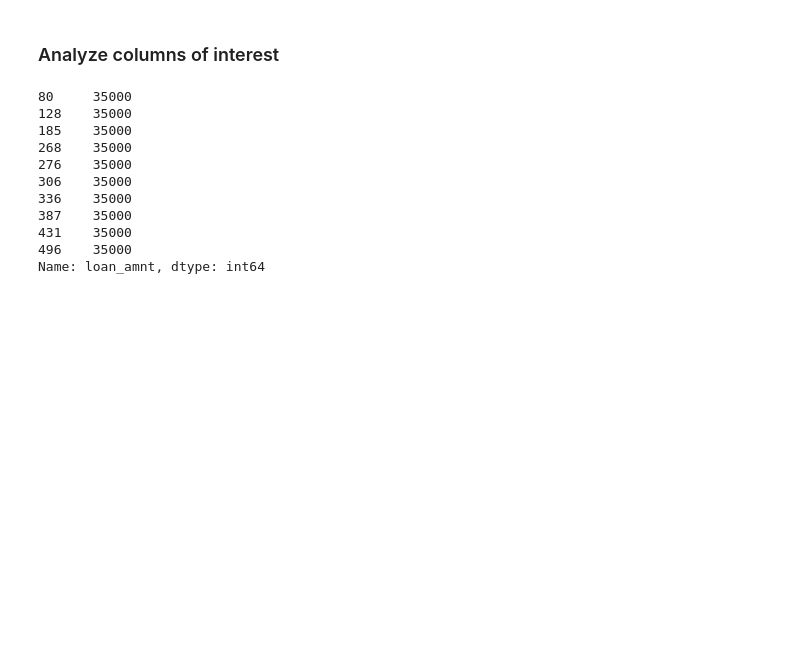
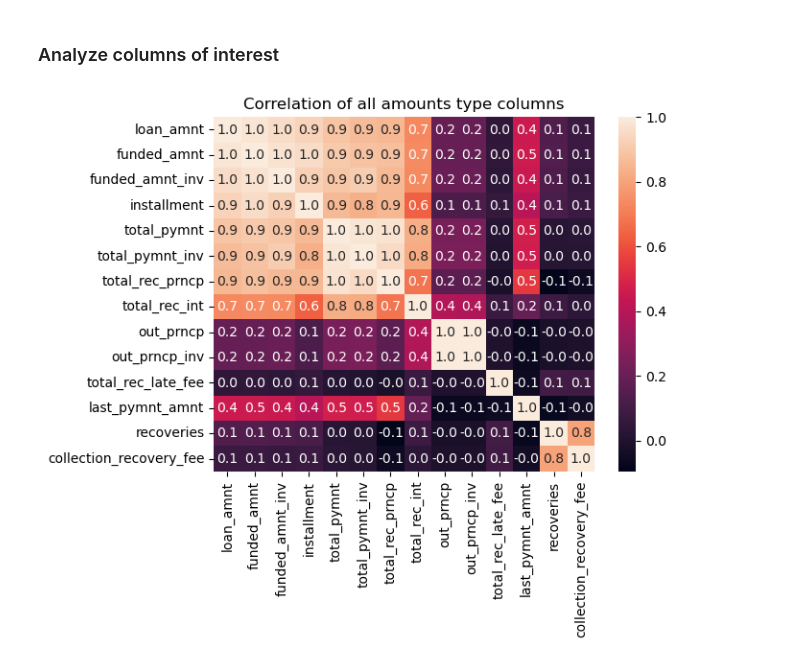
Before and after one commit to maniteja6799/lending_club_eda, a Jupyter notebook: CaseStudy_Loans_EDA.ipynb, the cells around one changed output. Drawn from its saved outputs; the diff is of its cells as text; code cells hidden in the pictures; blank space fills up the shorter version.

Commit message:
feat: Add derived metrics, Add charts for univariate analysis

```diff
--- a/CaseStudy_Loans_EDA.ipynb
+++ b/CaseStudy_Loans_EDA.ipynb
@@ -237,3 +240,22 @@ dtype: int64
+# %%
+# Ratio of installment to monthly income
+loan_data_df['installment_to_month_inc'] = pd.cut(loan_data_df['installment'] / (loan_data_df['annual_inc']/12), bins=np.linspace(0,0.5,11))
+# Ratio of open acc to total acc
+loan_data_df['open_to_total_acc'] = pd.cut(loan_data_df['open_acc'] / loan_data_df['total_acc'], bins=np.linspace(0,1,11))
+# Representing loan_status as a numeric value
+loan_data_df['loan_status_n'] = loan_data_df['loan_status'].map({'Charged Off': -1, 'Fully Paid': 1, 'Current': 0})
+
+### Categorising Annual income, loan_amount, interest_rate
+
+loan_data_df['annual_inc_range'] = pd.cut(loan_data_df.annual_inc,
+                                          bins=[1000, 10000, 50000, 100000, 500000, 1000000, 10000000],
+                                          labels=['below 10k','10k-50k','50k-100k','100k-500k', '500k-1M', '1M+'])
+loan_data_df['loan_amnt_range']  = pd.cut(loan_data_df.loan_amnt,
+                                          bins=[100, 1000, 5000, 10000, 25000, 50000],
+                                          labels=['below 1k','1k-5k','5k-10k','10k-25k', '25k+'])
+loan_data_df['int_rate_range']   = pd.cut(loan_data_df.int_rate,
+                                          bins=[0, 0.07, 0.14, 0.21, 0.3],
+                                          labels=['below 7%','7-14%','14-21%','21+%'])
 # %% [markdown]
 ### Final Data Dictionary
 # %%
@@ -304,15 +326,13 @@ loan_data_df = loan_data_df[loan_data_df.annual_inc < 2000000]
 # %% [markdown]
 ### Analyze columns of interest
 # %%
+c = loan_data_df[['loan_amnt', 'funded_amnt', 'funded_amnt_inv', 'installment', 'total_pymnt', 'total_pymnt_inv', 'total_rec_prncp', 'total_rec_int',
+                  'out_prncp', 'out_prncp_inv',
+                  'total_rec_late_fee',
+                  'last_pymnt_amnt',
+                  'recoveries', 'collection_recovery_fee']].corr()
+plt.title("Correlation of all amounts type columns")
+sns.heatmap(c, annot=True, fmt=".1f")
+plt.show()
 # %% [output]
-80     35000
-128    35000
-185    35000
-268    35000
-276    35000
-306    35000
-336    35000
-387    35000
-431    35000
-496    35000
-Name: loan_amnt, dtype: int64
+[figure, added]
```
Also changed, not shown: parts of 13 cells of this notebook.
